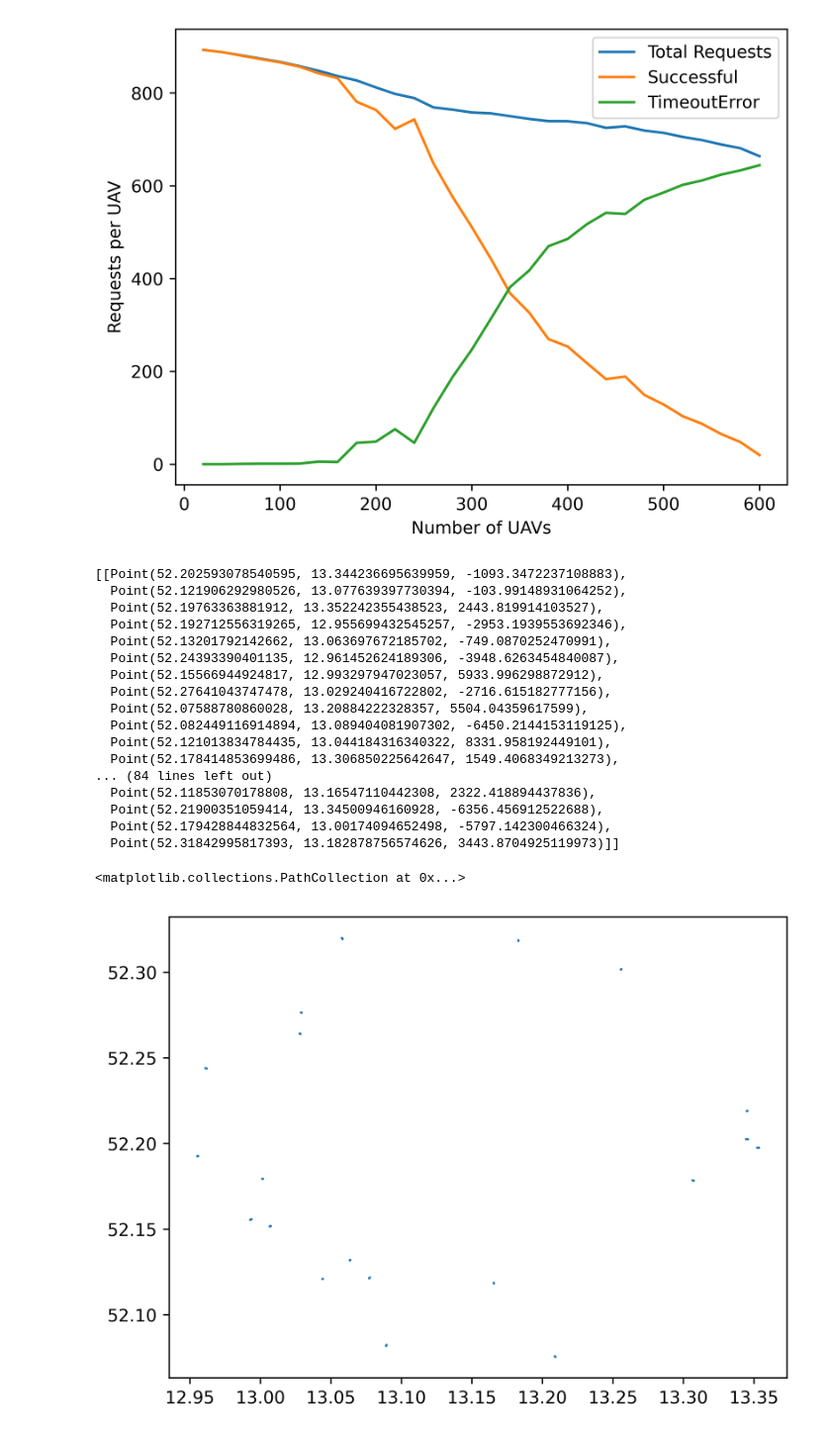
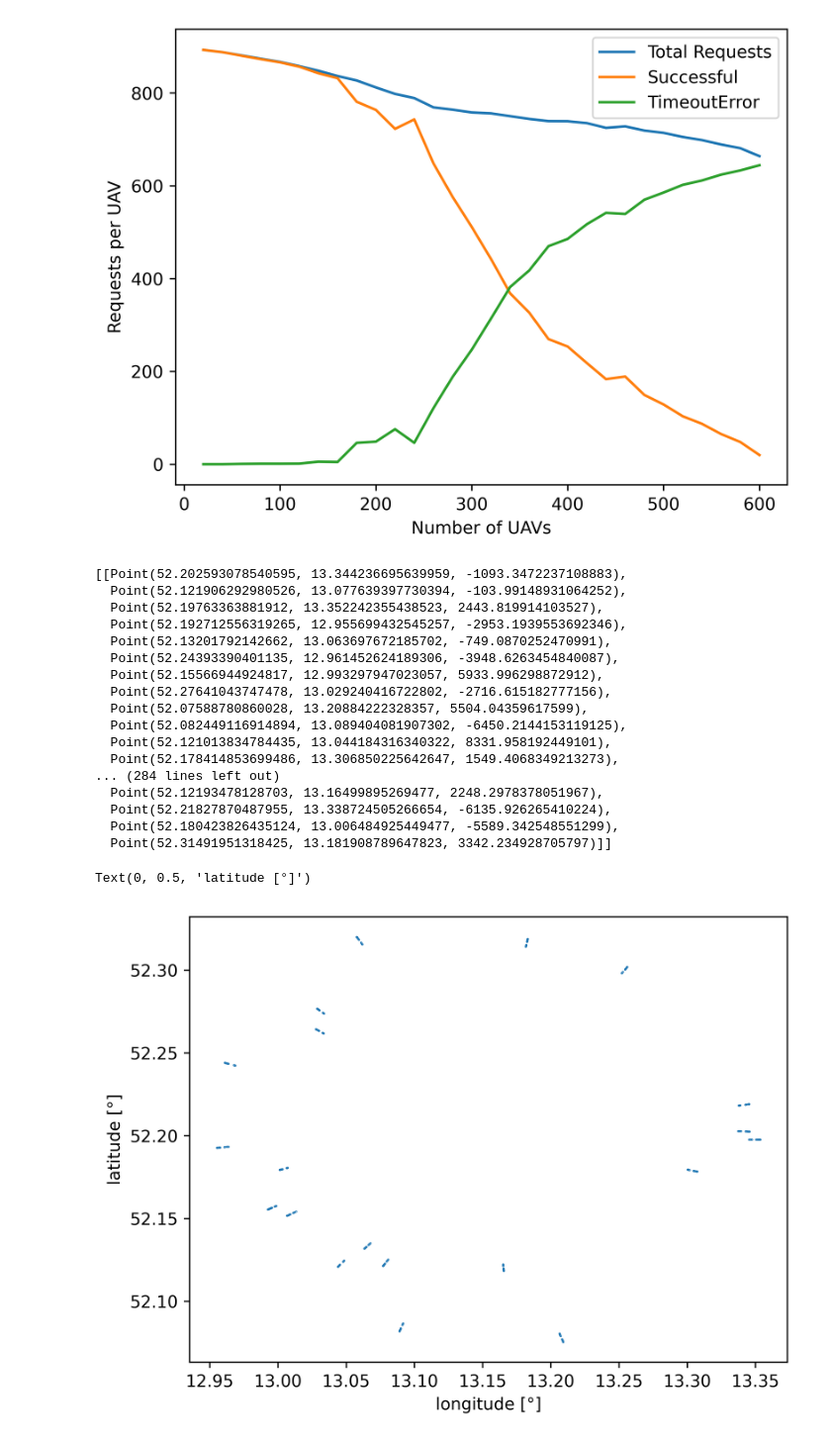
Before and after one commit to jan-be/skybed, a Jupyter notebook: evaluation_graphs.ipynb, the cells around one changed output. Shown at 99% size. Saved outputs shown, nothing was run; the diff lists cells and outputs as text; code cells hidden in the pictures.

```diff
--- a/evaluation_graphs.ipynb
+++ b/evaluation_graphs.ipynb
@@ -96,7 +96,18 @@ points = [
 [Point(52.20254357613245, 13.345673234452585, -1103.545832732225), Point(52.12126900242849, 13.077041231421902, -106.98707917913913), Point(52.197631143679075, 13.353518647631633, 2457.3139797244935), Point(52.19270706250166, 12.955629266296722, -2954.333069953319), Point(52.131750855318764, 13.063334569910834, -753.4580153729698), Point(52.24389802672182, 12.961614876596274, -3945.0816316778037), Point(52.15544911314379, 12.992663877813662, 5958.29470316366), Point(52.27667662613553, 13.02878102968622, -2728.711040875036), Point(52.07558191235269, 13.209010556735103, 5517.262221036546), Point(52.08205185709882, 13.089188881298046, -6472.576306524703), Point(52.12102798844401, 13.044201735599053, 8330.659444520372), Point(52.1783467929336, 13.307277741097744, 1552.8565211672528), Point(52.30193061275201, 13.255933217829044, -32.1617805848305), Point(52.32010249445063, 13.05777024355533, 7202.171251958697), Point(52.26429147811052, 13.027831073558115, 5737.30812914081), Point(52.151638084192946, 13.006697724985735, -474.4605049039149), Point(52.118441611427755, 13.165483460923852, 2324.3587638445333), Point(52.21904528758753, 13.345371722628052, -6369.168053988198), Point(52.179358403650745, 13.00140509362257, -5811.8537873275645), Point(52.31877676108312, 13.182974585475682, 3453.911248282475)],
 [Point(52.20255097836175, 13.34545842501201, -1102.0208070841747), Point(52.121336714552896, 13.077104786187112, -106.66879775561137), Point(52.19763283337047, 13.352654351522707, 2448.1758931811723), Point(52.192723910208954, 12.95584444281964, -2950.8397852287935), Point(52.131953568148674, 13.063610177463056, -750.140275879839), Point(52.24404638416096, 12.960943940119117, -3959.7395022818405), Point(52.15551509614927, 12.992853759173752, 5951.018175675522), Point(52.2765827677074, 13.028943010400537, -2724.4460273260725), Point(52.07560997622925, 13.208995113347118, 5516.049503159431), Point(52.081810167547296, 13.089057955988, -6486.181093486331), Point(52.12083792501291, 13.043967820299596, 8348.099773849024), Point(52.178429779305844, 13.306756472166136, 1548.650324779677), Point(52.301677335237464, 13.25567166529936, -31.100981423654453), Point(52.3199466730826, 13.057903689801206, 7192.296558549041), Point(52.26405346158322, 13.028368646208314, 5714.995513611693), Point(52.15161467624522, 13.006637557244613, -474.796675778823), Point(52.11830486808127, 13.165502426667812, 2327.3362378176034), Point(52.21905032096019, 13.345415368556878, -6370.699516815368), Point(52.17933943871699, 13.001314671777962, -5815.814572251745), Point(52.318754306219105, 13.182968380704013, 3453.2611274052497)],
 [Point(52.20256424068915, 13.345073558008378, -1099.2884694647512), Point(52.12145819806841, 13.077218811154372, -106.0977634369292), Point(52.19763236060716, 13.352896175307785, 2450.7326635093555), Point(52.19267336708685, 12.955198913494918, -2961.31963940237), Point(52.13201470376275, 13.063693297446587, -749.1396877787361), Point(52.24385245286724, 12.961820980816462, -3940.578887113165), Point(52.155542196311984, 12.992931746242201, 5948.029601885751), Point(52.27657199706801, 13.028961598329484, -2723.956599541765), Point(52.07545001213084, 13.20908314052892, 5522.961995058988), Point(52.0823379952907, 13.089343885740213, -6456.469489777029), Point(52.1208177054986, 13.043942935751845, 8349.955128032923), Point(52.1783575393704, 13.307210238700858, 1552.3118338652646), Point(52.3015899208715, 13.255581395303624, -30.73486489900075), Point(52.31967021580653, 13.058140448116154, 7174.7769412093285), Point(52.264141221868194, 13.028170435398572, 5723.222511516284), Point(52.1517757780012, 13.007051653513408, -472.4830291691615), Point(52.118561779820425, 13.165466794010035, 2321.742195807593), Point(52.21903018746949, 13.345240784871194, -6364.5736655066885), Point(52.179349598502945, 13.001363112047088, -5813.69272318522), Point(52.31861458706334, 13.182929773306403, 3449.2159308358487)],
-[Point(52.20257010078728, 13.344903500458653, -1098.081157493378), Point(52.12149205412962, 13.077250588659483, -105.93862272516532), Point(52.19763160768768, 13.353281302071302, 2454.8045569949804), Point(52.19268142468606, 12.955301823917926, -2959.6489380123794), Point(52.131953568148674, 13.063610177463056, -750.140275879839), Point(52.24385633149316, 12.961803440039986, -3940.9620994165384), Point(52.15583322848615, 12.993769262527893, 5915.934918143425), Point(52.276598154335076, 13.028916456208526, -2725.145209875083), Point(52.07537143327391, 13.209126381836324, 5526.35760511491), Point(52.082093527710185, 13.089211454698837, -6470.230653600284), Point(52.1208945396526, 13.044037497093248, 8342.904782134106), Point(52.17849186982812, 13.306366457366995, 1545.5032425904117), Point(52.301809577480924, 13.255808227938424, -31.65485001223313), Point(52.31952444741938, 13.0582652837245, 7165.539324793844), Point(52.26406409919358, 13.028344620676465, 5715.992725478916), Point(52.15185288653234, 13.007249853965849, -471.3756427576996), Point(52.11853070178808, 13.16547110442308, 2322.418894437836), Point(52.21900351059414, 13.34500946160928, -6356.456912522688), Point(52.179428844832564, 13.00174094652498, -5797.142300466324), Point(52.31842995817393, 13.182878756574626, 3443.8704925119973)]
+[Point(52.20257010078728, 13.344903500458653, -1098.081157493378), Point(52.12149205412962, 13.077250588659483, -105.93862272516532), Point(52.19763160768768, 13.353281302071302, 2454.8045569949804), Point(52.19268142468606, 12.955301823917926, -2959.6489380123794), Point(52.131953568148674, 13.063610177463056, -750.140275879839), Point(52.24385633149316, 12.961803440039986, -3940.9620994165384), Point(52.15583322848615, 12.993769262527893, 5915.934918143425), Point(52.276598154335076, 13.028916456208526, -2725.145209875083), Point(52.07537143327391, 13.209126381836324, 5526.35760511491), Point(52.082093527710185, 13.089211454698837, -6470.230653600284), Point(52.1208945396526, 13.044037497093248, 8342.904782134106), Point(52.17849186982812, 13.306366457366995, 1545.5032425904117), Point(52.301809577480924, 13.255808227938424, -31.65485001223313), Point(52.31952444741938, 13.0582652837245, 7165.539324793844), Point(52.26406409919358, 13.028344620676465, 5715.992725478916), Point(52.15185288653234, 13.007249853965849, -471.3756427576996), Point(52.11853070178808, 13.16547110442308, 2322.418894437836), Point(52.21900351059414, 13.34500946160928, -6356.456912522688), Point(52.179428844832564, 13.00174094652498, -5797.142300466324), Point(52.31842995817393, 13.182878756574626, 3443.8704925119973)],
+[Point(52.20262561750654, 13.343292427825155, -1086.6434651330003), Point(52.1223145572046, 13.078022602505612, -102.07243955113688), Point(52.19763515341327, 13.35146762365137, 2435.628779533607), Point(52.19281071252652, 12.956953070976875, -2932.8417748002603), Point(52.132764419398406, 13.064712620180666, -736.8693179073157), Point(52.24354022347071, 12.96323300830612, -3909.7302966915972), Point(52.156275078925745, 12.995040805791355, 5867.208171571069), Point(52.27594576128679, 13.0300423458792, -2695.499869797042), Point(52.076847593053415, 13.208314050306793, 5462.56864477865), Point(52.08342420907653, 13.089932309685127, -6395.326136880518), Point(52.121656815283814, 13.044975653947205, 8272.957929401107), Point(52.1786459020828, 13.30539891830908, 1537.6960579285803), Point(52.30096457190773, 13.254935622826297, -28.115723607247347), Point(52.3188106849197, 13.058876541816305, 7120.306858207677), Point(52.2635175919364, 13.02957892493596, 5664.76096580033), Point(52.152376122966984, 13.00859479465255, -463.8612349656367), Point(52.119452683344825, 13.165343227561422, 2302.343501740621), Point(52.21879764564691, 13.343224349023275, -6293.82008289144), Point(52.179664551857776, 13.002864765864295, -5747.9154021229415), Point(52.31754423842078, 13.182634017097467, 3418.226835688116)],
+[Point(52.20264335201396, 13.342777779199691, -1082.989757851213), Point(52.1226730330851, 13.078359077878199, -100.38742025010754), Point(52.1976372108098, 13.350415242279803, 2424.5020938461435), Point(52.19285686059351, 12.957542469104158, -2923.2732122939515), Point(52.132698457297, 13.064622936592741, -737.9488998058741), Point(52.24350628549178, 12.963386488957825, -3906.377189037079), Point(52.15642236239821, 12.995464656343568, 5850.965922713617), Point(52.27576881504662, 13.030347714048503, -2687.459270483422), Point(52.07698229963077, 13.208239919859754, 5456.747598968497), Point(52.08360478168121, 13.090030130907229, -6385.161640874704), Point(52.12199245916428, 13.045388746655767, 8242.159049948381), Point(52.17877724741295, 13.304573882363773, 1531.0387686820575), Point(52.300426637262035, 13.254380126898253, -25.862698840147644), Point(52.3183256279603, 13.059291933428245, 7089.567893238908), Point(52.26333941194372, 13.029981346888837, 5648.057667024344), Point(52.15253584776403, 13.009005358634933, -461.56736311332276), Point(52.119755176138476, 13.165301271881425, 2295.7569684062537), Point(52.218728185100844, 13.342622039059373, -6272.685895876495), Point(52.17975463528749, 13.003294273100472, -5729.101673733086), Point(52.31711759590038, 13.182516130247787, 3405.874539020838)],
+[Point(52.20262345852302, 13.343355080687308, -1087.0882642803483), Point(52.12244400683071, 13.078144107189905, -101.46396035909851), Point(52.197634663139986, 13.35171840388593, 2438.2802450591303), Point(52.19282902525158, 12.957186959049581, -2929.0447261866457), Point(52.13247161201556, 13.064314513557303, -741.6616082862824), Point(52.24361100839742, 12.962912891141459, -3916.723921228164), Point(52.15626683105119, 12.995017070201786, 5868.1177375070865), Point(52.275898062735585, 13.030124662635885, -2693.3324038951096), Point(52.076505213822124, 13.208502464188761, 5477.363802879456), Point(52.083357536113326, 13.08989619117983, -6399.079181559588), Point(52.121867098199154, 13.045234458654608, 8253.662245888556), Point(52.17866858900369, 13.305256412273954, 1536.5461625132718), Point(52.30060146602733, 13.25456066233654, -26.594931889455047), Point(52.31882827765843, 13.058861475713934, 7121.421742947477), Point(52.26358141760407, 13.029434773396316, 5670.744237003669), Point(52.15224118304878, 13.008247940019306, -465.799161185695), Point(52.119376024209664, 13.16535386012015, 2304.012691695221), Point(52.21880720905536, 13.343307275831025, -6296.729862263062), Point(52.17963136322549, 13.002706526574983, -5754.846775740257), Point(52.31756918827483, 13.182640911100368, 3418.949192218366)],
+[Point(52.20260418188443, 13.343914481107674, -1091.0596852388128), Point(52.12265909235681, 13.078345992674384, -100.4529487784809), Point(52.19763673804649, 13.350657066088637, 2427.0588641743266), Point(52.19285319804852, 12.957495691452712, -2924.0326220166744), Point(52.132756375239744, 13.064701683150645, -737.0009742364082), Point(52.243449075755514, 12.963645213219968, -3900.7248075623197), Point(52.15612543891403, 12.994610175063011, 5883.7102964102405), Point(52.27594576128679, 13.0300423458792, -2695.499869797042), Point(52.07604496629926, 13.20875573959502, 5497.252376064145), Point(52.08311862465585, 13.089766766977819, -6412.527591659587), Point(52.121543586018625, 13.04483629807089, 8283.347912830943), Point(52.178705604505915, 13.305023902271556, 1534.670017361979), Point(52.30079646733628, 13.254762029625725, -27.41165336752869), Point(52.319059496505176, 13.058663463527655, 7136.074513813418), Point(52.2636625293891, 13.029251580516027, 5678.347977491245), Point(52.152073196615724, 13.007816142859582, -468.2116815820942), Point(52.119481689503836, 13.165339204426333, 2301.711916352394), Point(52.21879663897235, 13.343215619886651, -6293.513790326006), Point(52.17964965083926, 13.002793719638195, -5751.027447420512), Point(52.317484358770706, 13.18261747150632, 3416.4931800155155)],
+[Point(52.20262592593276, 13.343283477416028, -1086.5799223976649), Point(52.122173158379, 13.077889882406591, -102.73708605320957), Point(52.19763503084495, 13.351530318710271, 2436.291645914988), Point(52.192783975947805, 12.956611594563318, -2938.3854657761376), Point(52.132542400614945, 13.06441075887542, -740.5030325902685), Point(52.24366433950606, 12.962671706639874, -3921.9930903995496), Point(52.15605238630861, 12.994399946413147, 5891.766451843537), Point(52.27608270228645, 13.029806016635165, -2701.7225944832344), Point(52.076392958332086, 13.208564238918253, 5482.214674387917), Point(52.08324363646623, 13.0898344888578, -6405.490632886332), Point(52.121867098199154, 13.045234458654608, 8253.662245888556), Point(52.178660827688645, 13.305305164346764, 1536.93954778693), Point(52.300978020273234, 13.254949510310746, -28.17204922642484), Point(52.31879057893253, 13.058893760211687, 7119.032704219334), Point(52.26347238208801, 13.029681032151325, 5660.522815364632), Point(52.15217233615055, 13.0080709737737, -466.7878990530717), Point(52.11896579422622, 13.165410758367681, 2312.945113614431), Point(52.218788585575766, 13.343145786800774, -6291.063449802534), Point(52.17962391271618, 13.002671003485407, -5756.402798389042), Point(52.317604118070314, 13.182650562710943, 3419.9604913607163)],
+[Point(52.202816379118204, 13.337756587947432, -1047.3422833280358), Point(52.12477808267364, 13.08033499051061, -90.49261246572968), Point(52.19764704253965, 13.34538620211841, 2371.3307405396686), Point(52.193343979056024, 12.963763931002491, -2822.271719171803), Point(52.13501356573038, 13.067770691046624, -700.0582082930546), Point(52.24233106164532, 12.96870123243924, -3790.263861114905), Point(52.15732491543681, 12.998062043079697, 5751.433421715151), Point(52.274288621072216, 13.032902137536686, -2620.1979092686215), Point(52.07911234697275, 13.207067702505926, 5364.702312095453), Point(52.08612446344594, 13.091395154381223, -6243.327827378194), Point(52.12442890964842, 13.048387494582174, 8018.58887078853), Point(52.17943934723713, 13.300414914163436, 1497.479978798449), Point(52.2982390358617, 13.252121179466204, -16.700398120608853), Point(52.315666610340905, 13.061568973602487, 6921.061028280582), Point(52.261944554948734, 13.033131594349964, 5517.298260934716), Point(52.15375581460482, 13.012141266487356, -444.04692810340765), Point(52.12131114909808, 13.165085454272324, 2261.876923652077), Point(52.21828071822889, 13.338741963337018, -6136.538850541092), Point(52.1803825099798, 13.006287930344577, -5597.971401421834), Point(52.31514905193997, 13.181972210868814, 3348.8806087840985)],
+[Point(52.20282994987133, 13.337362768200949, -1044.5464029732768), Point(52.12460282786457, 13.08017048335181, -91.31639967956625), Point(52.197645370357556, 13.34624154206389, 2380.3741318856496), Point(52.19327658823372, 12.962903213423601, -2836.2448580699047), Point(52.13395173709736, 13.066326947413348, -717.4368437332637), Point(52.24242220937773, 12.96828903788464, -3799.2693502441825), Point(52.15754407320334, 12.998692748046976, 5727.264955415262), Point(52.27418860795235, 13.03307473064943, -2615.653222700054), Point(52.078901868020836, 13.207183536744475, 5373.797696173817), Point(52.086188358338845, 13.091429770088396, -6239.7311595607525), Point(52.12421862682503, 13.048128675035299, 8037.884554301081), Point(52.17941427222266, 13.300572423552227, 1498.7509158364217), Point(52.298234553071104, 13.252116550589843, -16.681622914216355), Point(52.31575960058041, 13.061489344065485, 6926.953990476667), Point(52.26186078373637, 13.033320786236983, 5509.445217480335), Point(52.15346390382628, 13.011390906016953, -448.23917666108485), Point(52.122112961900186, 13.164974237736574, 2244.4180989918023), Point(52.21822233109807, 13.338235679616988, -6118.773881745921), Point(52.18045769238179, 13.006646396983085, -5582.269718329549), Point(52.3145752050339, 13.181813658431473, 3332.2664085883443)],
+[Point(52.202782760661684, 13.33873218634817, -1054.2684414795979), Point(52.12526202490342, 13.08078925794792, -88.21783640934007), Point(52.19764669234443, 13.345565330905451, 2373.224644486471), Point(52.193250950420655, 12.962575766860349, -2841.560726128965), Point(52.1342606327196, 13.066746942020913, -712.381240696112), Point(52.24238536242229, 12.968455669827568, -3795.628833362134), Point(52.157152888367236, 12.997566975759337, 5770.404368380655), Point(52.27394549913084, 13.03349426305759, -2604.6061384256896), Point(52.080414509920224, 13.206351062571526, 5308.432202597307), Point(52.08569108937163, 13.091160370889675, -6267.7226177921475), Point(52.12383243431227, 13.047653346155727, 8073.3218192135555), Point(52.17941546627097, 13.300564923107151, 1498.6903950250896), Point(52.29832645027755, 13.25221144264869, -17.066514645262554), Point(52.315568593600375, 13.061652907258132, 6914.849527587411), Point(52.26205757959837, 13.03287633488983, 5527.893637023962), Point(52.15419781155807, 13.013277434843184, -437.69923099484924), Point(52.12190370327257, 13.165003263433194, 2248.97453643544), Point(52.218236927880845, 13.338362250484739, -6123.215123944714), Point(52.18053152014501, 13.006998405351458, -5566.850948446133), Point(52.314260836705024, 13.181726800139511, 3323.164716307192)],
+[Point(52.20280018674244, 13.33822648635162, -1050.678276933146), Point(52.124092995662735, 13.079691920740855, -93.71287157436353), Point(52.197644363546395, 13.346756537303538, 2385.8191057327062), Point(52.19314876542152, 12.961270660287003, -2862.7482573929346), Point(52.13456470183178, 13.067160377049847, -707.4046314564157), Point(52.24240863418364, 12.968350428616512, -3797.9281071823752), Point(52.15735790692907, 12.998156987715427, 5747.795157971082), Point(52.27381163540832, 13.033725270429027, -2598.523250249299), Point(52.080063711740834, 13.20654412495089, 5323.591176061247), Point(52.086624510414964, 13.091666061235992, -6215.1799922851715), Point(52.12425299997938, 13.048170981993328, 8034.730452188453), Point(52.179232179851994, 13.301716239075658, 1507.9803395645556), Point(52.29829507074382, 13.252179040460163, -16.93508820051507), Point(52.31660907891662, 13.060761909758227, 6980.7869964841475), Point(52.26178632043549, 13.033488956503957, 5502.464734409773), Point(52.15367457528582, 13.01193243925982, -445.21363878691216), Point(52.12175245693299, 13.165024242317411, 2252.2678031026235), Point(52.21817048735203, 13.337786135146208, -6102.999814626071), Point(52.18049359028517, 13.006817556942632, -5574.772518294493), Point(52.31465005463351, 13.181834339067887, 3334.433478179095)],
+[Point(52.202756081794625, 13.339506399233999, -1059.7648880861127), Point(52.12400935131292, 13.079613407083952, -94.10604274460371), Point(52.197642971520395, 13.34746857418092, 2393.3473739212454), Point(52.19309895481202, 12.960634480389867, -2873.0762296219664), Point(52.13459205196275, 13.067197564465548, -706.9569999375012), Point(52.24256571857077, 12.967640049001862, -3813.4482054690025), Point(52.15748515982603, 12.998523203396505, 5733.761854958243), Point(52.274191685279135, 13.03306942009791, -2615.793059209856), Point(52.07969607522639, 13.20674645270031, 5339.477780251456), Point(52.08607723678556, 13.091369568890315, -6245.986234025869), Point(52.12390320257567, 13.04774044799895, 8066.828079569908), Point(52.17935636087917, 13.300936194897377, 1501.686175186025), Point(52.29893610975705, 13.252840975427546, -19.619942714642217), Point(52.316259737248856, 13.061061063422699, 6958.6485709366925), Point(52.26214002110615, 13.032690145227223, 5535.622028994941), Point(52.153410203256925, 13.01125286854037, -449.0103921976387), Point(52.12193478128703, 13.16499895269477, 2248.2978378051967), Point(52.21827870487955, 13.338724505266654, -6135.926265410224), Point(52.180423826435124, 13.006484925449477, -5589.342548551299), Point(52.31491951318425, 13.181908789647823, 3342.234928705797)]
+
 ]
 # %%
 points
@@ -113,19 +124,21 @@ points
   Point(52.082449116914894, 13.089404081907302, -6450.2144153119125),
   Point(52.121013834784435, 13.044184316340322, 8331.958192449101),
   Point(52.178414853699486, 13.306850225642647, 1549.4068349213273),
-... (84 lines left out)
-  Point(52.11853070178808, 13.16547110442308, 2322.418894437836),
-  Point(52.21900351059414, 13.34500946160928, -6356.456912522688),
-  Point(52.179428844832564, 13.00174094652498, -5797.142300466324),
-  Point(52.31842995817393, 13.182878756574626, 3443.8704925119973)]]
+... (284 lines left out)
+  Point(52.12193478128703, 13.16499895269477, 2248.2978378051967),
+  Point(52.21827870487955, 13.338724505266654, -6135.926265410224),
+  Point(52.180423826435124, 13.006484925449477, -5589.342548551299),
+  Point(52.31491951318425, 13.181908789647823, 3342.234928705797)]]
 # %%
 def flatten(xss):
     return [x for xs in xss for x in xs]
 
 plt.scatter([p.longitude for p in flatten(points)],[p.latitude for p in flatten(points)], s=.1)
+plt.xlabel("longitude [°]")
+plt.ylabel("latitude [°]")
 # %% [output]
-<matplotlib.collections.PathCollection at 0x...>
+Text(0, 0.5, 'latitude [°]')
-[figure, old version]
+[figure, new version]
 # %%
 hmm = []
 
```
Also changed, not shown: parts of 3 cells of this notebook, 4 other files.
